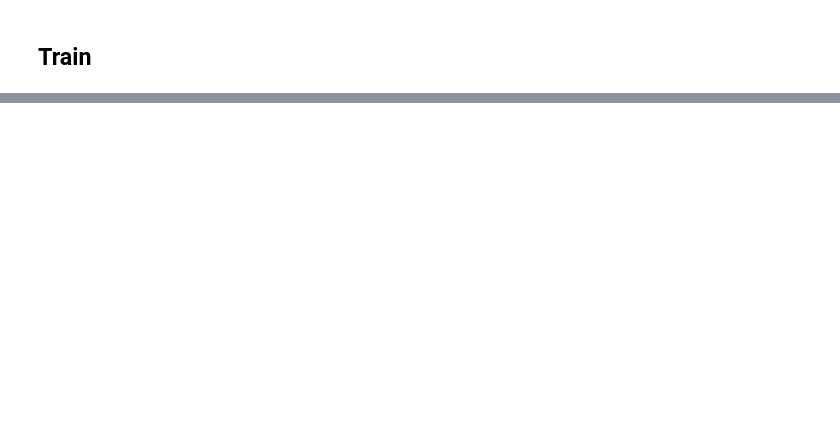
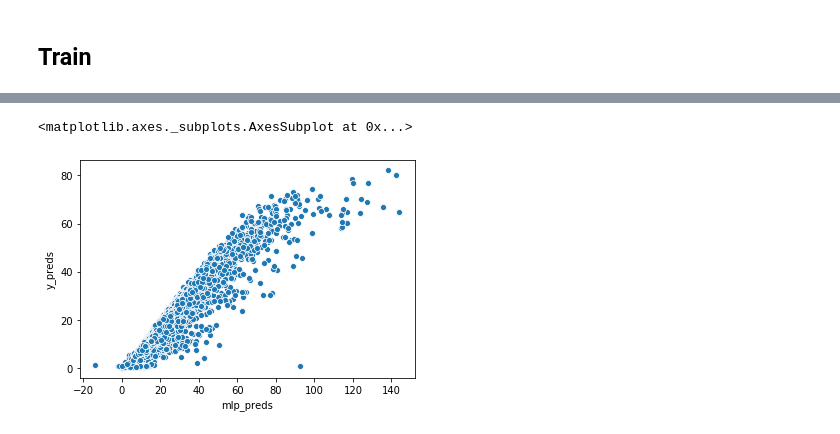
Before and after one commit to M0T0-2020/WalMart_2020, a Jupyter notebook: run-cv-m5-ver9-train.ipynb, the cells around one changed output, grey strips where cells are left out. Drawn from its saved outputs; the diff is of its cells as text; code cells hidden in the pictures; blank space fills up the shorter version.

```diff
--- a/run-cv-m5-ver9-train.ipynb
+++ b/run-cv-m5-ver9-train.ipynb
@@ -712,0 +750,2 @@ Wall time: 8.58 µs
+# %%
+mlp.fit(upper_trn_cv_df[['y_pred', 'ridge_preds', 'lasso_preds']], upper_trn_cv_df['y_true'])
@@ -712,0 +760,8 @@ Wall time: 8.58 µs
+# %%
+upper_normal_score_df['mlp_preds'] = mlp.predict(upper_normal_score_df[['y_preds', 'ridge_preds', 'lasso_preds']])
+# %%
+normal_score_df['_key'] = normal_score_df.id.astype(str)+'_'+normal_score_df.d.astype(str)
+upper_normal_score_df['_key'] = upper_normal_score_df.id.astype(str)+'_'+upper_normal_score_df.d.astype(str)
+# %%
+normal_score_df['mlp_preds'] = normal_score_df['_key'].map(upper_normal_score_df.set_index('_key')['mlp_preds'].to_dict())
+normal_score_df['ridge_preds'] = normal_score_df['_key'].map(upper_normal_score_df.set_index('_key')['ridge_preds'].to_dict())
@@ -712,0 +779,5 @@ Wall time: 8.58 µs
+# %%
+sns.scatterplot(upper_normal_score_df['mlp_preds'], upper_normal_score_df.y_preds)
+# %% [output]
+<matplotlib.axes._subplots.AxesSubplot at 0x...>
+[figure, added]
```
Also changed, not shown: parts of 53 cells of this notebook.
